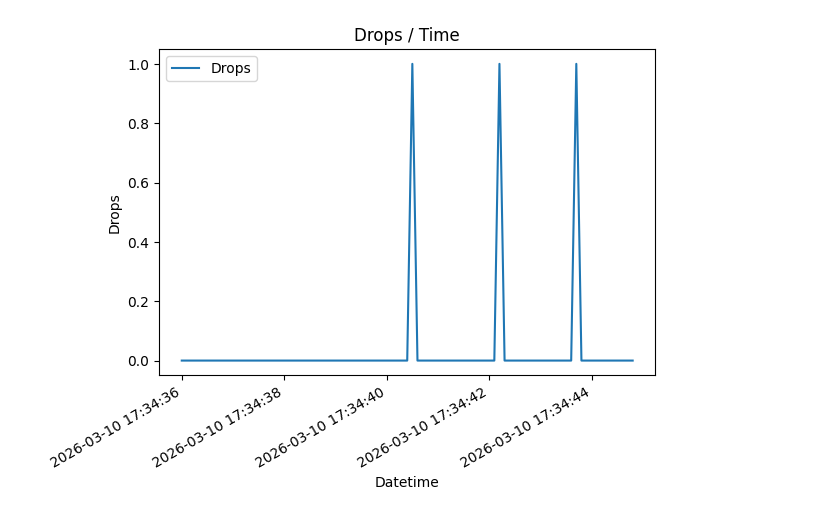
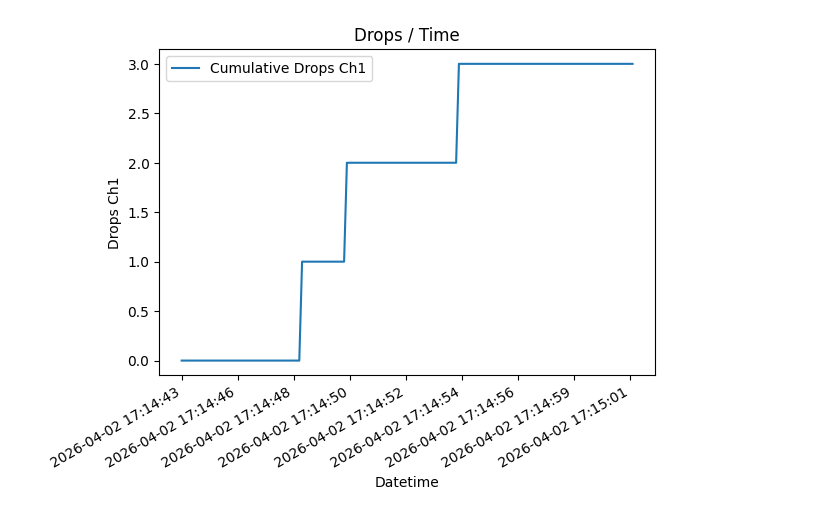
Before and after one commit to tesskhouston/disdrometer, a Jupyter notebook: Graphing.ipynb, the cells around one changed output. Cells and saved outputs as stored; diff of their text form; code cells hidden in the pictures.

```diff
--- a/Graphing.ipynb
+++ b/Graphing.ipynb
@@ -33,8 +33,8 @@ plt.gcf().autofmt_xdate()
 # %%
-drops_plot = disdro_df.plot(x="Datetime", y="Drops")
+drops_plot = disdro_df.plot(x="Datetime", y="Cumulative Drops Ch1")
 drops_plot.set_xlabel("Datetime")
-drops_plot.set_ylabel("Drops")
+drops_plot.set_ylabel("Drops Ch1")
 drops_plot.set_title("Drops / Time")
 plt.gcf().autofmt_xdate()
 # %% [output]
-[figure, old version]
+[figure, new version]
```
Also changed, not shown: parts of 3 cells of this notebook.
